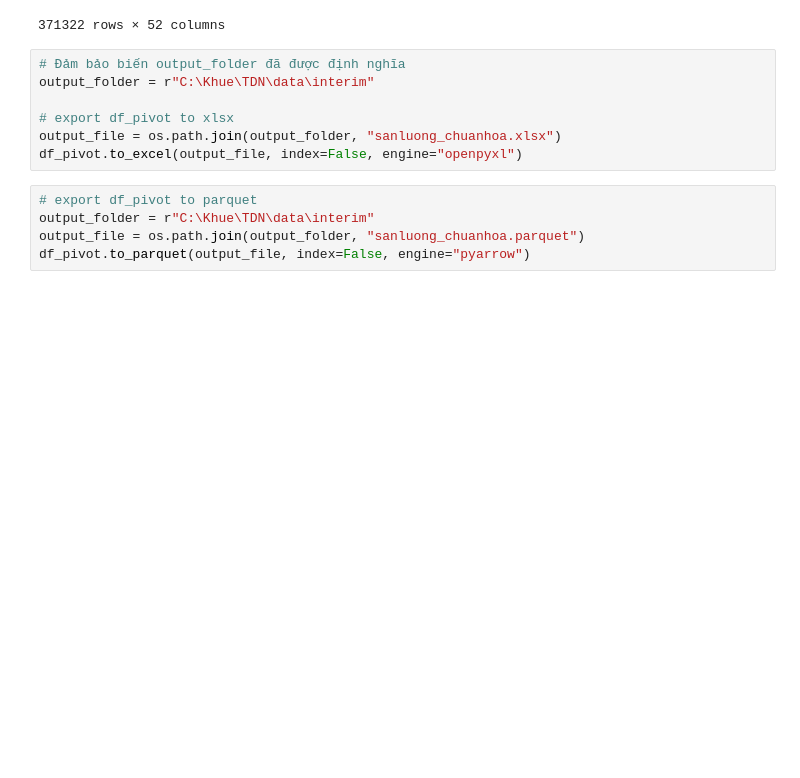
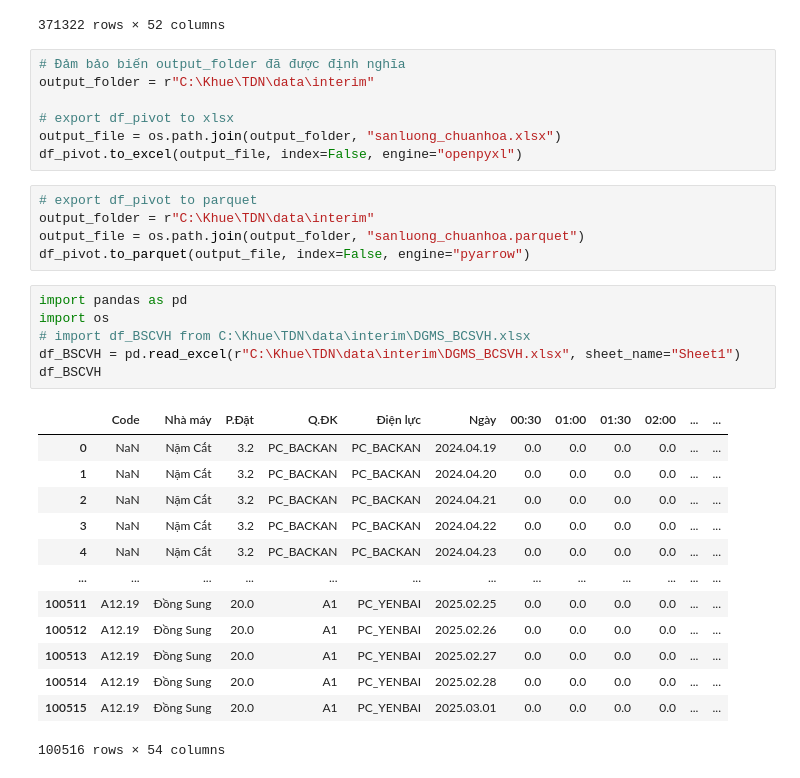
Before and after one commit to khuecoi2001/TDN_project, a Jupyter notebook: notebooks/TĐN_normalization.ipynb, the cells around one changed output. Cells and saved outputs as stored; diff of their text form; blank space fills up the shorter version.

Commit message:
modified:   notebooks/Plot_BCSVH.ipynb 	modified:   notebooks/Plot_csTDN.ipynb 	modified:   "notebooks/T\304\220N_normalization.ipynb"

```diff
--- a/notebooks/TĐN_normalization.ipynb
+++ b/notebooks/TĐN_normalization.ipynb
@@ -328,3 +328,23 @@ df_pivot.to_excel(output_file, index=False, engine="openpyxl")
 output_folder = r"C:\Khue\TDN\data\interim"
 output_file = os.path.join(output_folder, "sanluong_chuanhoa.parquet")
 df_pivot.to_parquet(output_file, index=False, engine="pyarrow")
+# %%
+import pandas as pd
+import os
+# import df_BSCVH from C:\Khue\TDN\data\interim\DGMS_BCSVH.xlsx
+df_BSCVH = pd.read_excel(r"C:\Khue\TDN\data\interim\DGMS_BCSVH.xlsx", sheet_name="Sheet1")
+df_BSCVH
+# %% [output]
+|  | Code | Nhà máy | P.Đặt | Q.ĐK | Điện lực | Ngày | 00:30 | 01:00 | 01:30 | 02:00 | ... | ... |
+| 0 | NaN | Nặm Cắt | 3.2 | PC_BACKAN | PC_BACKAN | 2024.04.19 | 0.0 | 0.0 | 0.0 | 0.0 | ... | ... |
+| 1 | NaN | Nặm Cắt | 3.2 | PC_BACKAN | PC_BACKAN | 2024.04.20 | 0.0 | 0.0 | 0.0 | 0.0 | ... | ... |
+| 2 | NaN | Nặm Cắt | 3.2 | PC_BACKAN | PC_BACKAN | 2024.04.21 | 0.0 | 0.0 | 0.0 | 0.0 | ... | ... |
+| 3 | NaN | Nặm Cắt | 3.2 | PC_BACKAN | PC_BACKAN | 2024.04.22 | 0.0 | 0.0 | 0.0 | 0.0 | ... | ... |
+| 4 | NaN | Nặm Cắt | 3.2 | PC_BACKAN | PC_BACKAN | 2024.04.23 | 0.0 | 0.0 | 0.0 | 0.0 | ... | ... |
+| ... | ... | ... | ... | ... | ... | ... | ... | ... | ... | ... | ... | ... |
+| 100511 | A12.19 | Đồng Sung | 20.0 | A1 | PC_YENBAI | 2025.02.25 | 0.0 | 0.0 | 0.0 | 0.0 | ... | ... |
+| 100512 | A12.19 | Đồng Sung | 20.0 | A1 | PC_YENBAI | 2025.02.26 | 0.0 | 0.0 | 0.0 | 0.0 | ... | ... |
+| 100513 | A12.19 | Đồng Sung | 20.0 | A1 | PC_YENBAI | 2025.02.27 | 0.0 | 0.0 | 0.0 | 0.0 | ... | ... |
+| 100514 | A12.19 | Đồng Sung | 20.0 | A1 | PC_YENBAI | 2025.02.28 | 0.0 | 0.0 | 0.0 | 0.0 | ... | ... |
+| 100515 | A12.19 | Đồng Sung | 20.0 | A1 | PC_YENBAI | 2025.03.01 | 0.0 | 0.0 | 0.0 | 0.0 | ... | ... |
+100516 rows × 54 columns
```
Also changed, not shown: parts of 16 cells of this notebook, 2 other files.
